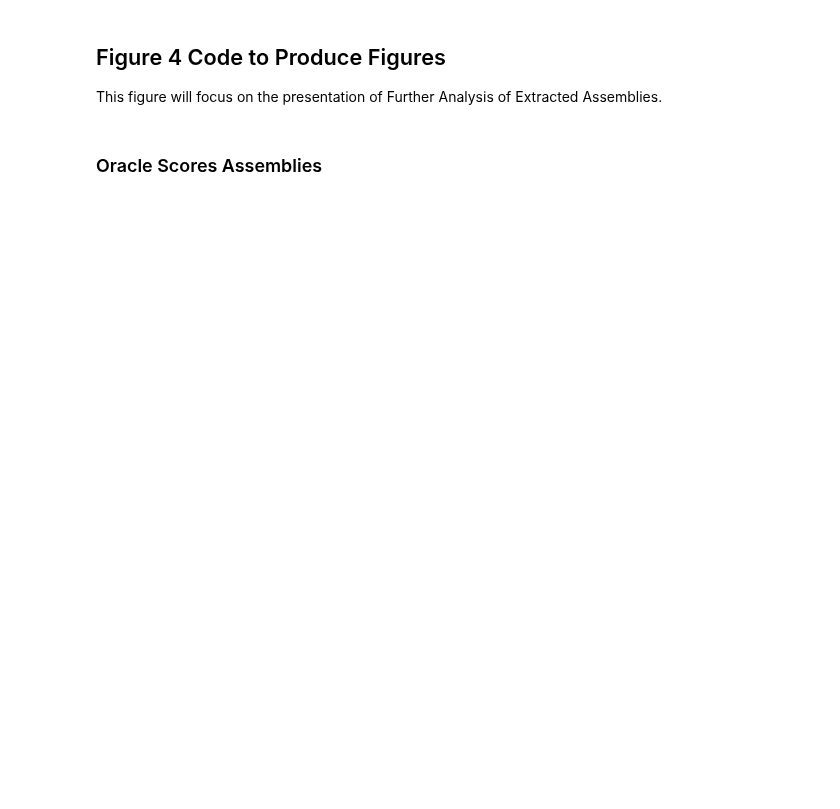
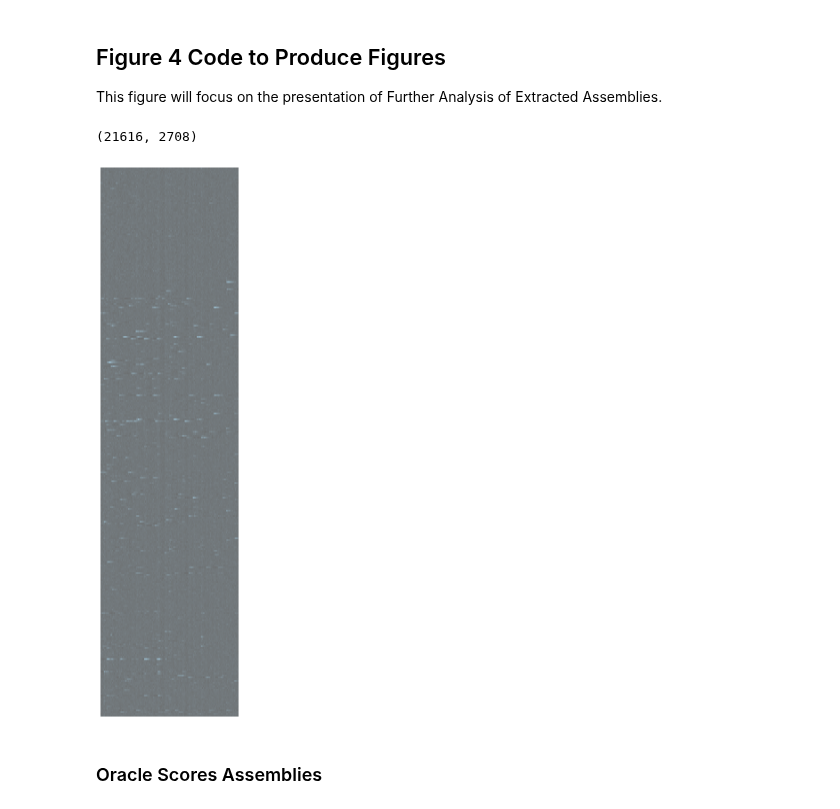
Before and after one commit to Jawagnercarena/Assembly_Organization, a Jupyter notebook: AssemblyPaperFigures/FigureCode/Figure3/Figure3.ipynb, the cells around one changed output. Saved outputs shown, nothing was run; the diff lists cells and outputs as text; code cells hidden in the pictures; blank space fills up the shorter version.

Commit message:
Modified files in Figure 2 and 3 to point to data_files and subdiectories

```diff
--- a/AssemblyPaperFigures/FigureCode/Figure3/Figure3.ipynb
+++ b/AssemblyPaperFigures/FigureCode/Figure3/Figure3.ipynb
@@ -52,12 +52,15 @@ greymap = LinearSegmentedColormap.from_list(
         "Custom", colors10, N=80)
 # %%
 # dF_trace = np.load("/media/berteau/Elements/sessionM409828_12_nm_dff.npy")[0,:,:]
-dF_trace = np.load("../Data/Session13/sessionM409828_13_dff.npy") # stefan extracted
+dF_trace = np.load("../../../data_files/v1dd/functional/final/sessionM409828_13_dff.npy") # stefan extracted
 print(dF_trace.shape)
 dF_trace_clipped = dF_trace[16000:16600, 1300:1600].T
 plt.figure(figsize=(4,16))
 sns.heatmap(dF_trace_clipped, cmap=greymap, cbar=False, yticklabels=False, xticklabels=False)
 plt.show()
+# %% [output]
+(21616, 2708)
+[figure, added]
 # %%
 import warnings
 from sklearn.exceptions import ConvergenceWarning
```
Also changed, not shown: parts of 50 cells of this notebook, 23 other files.
